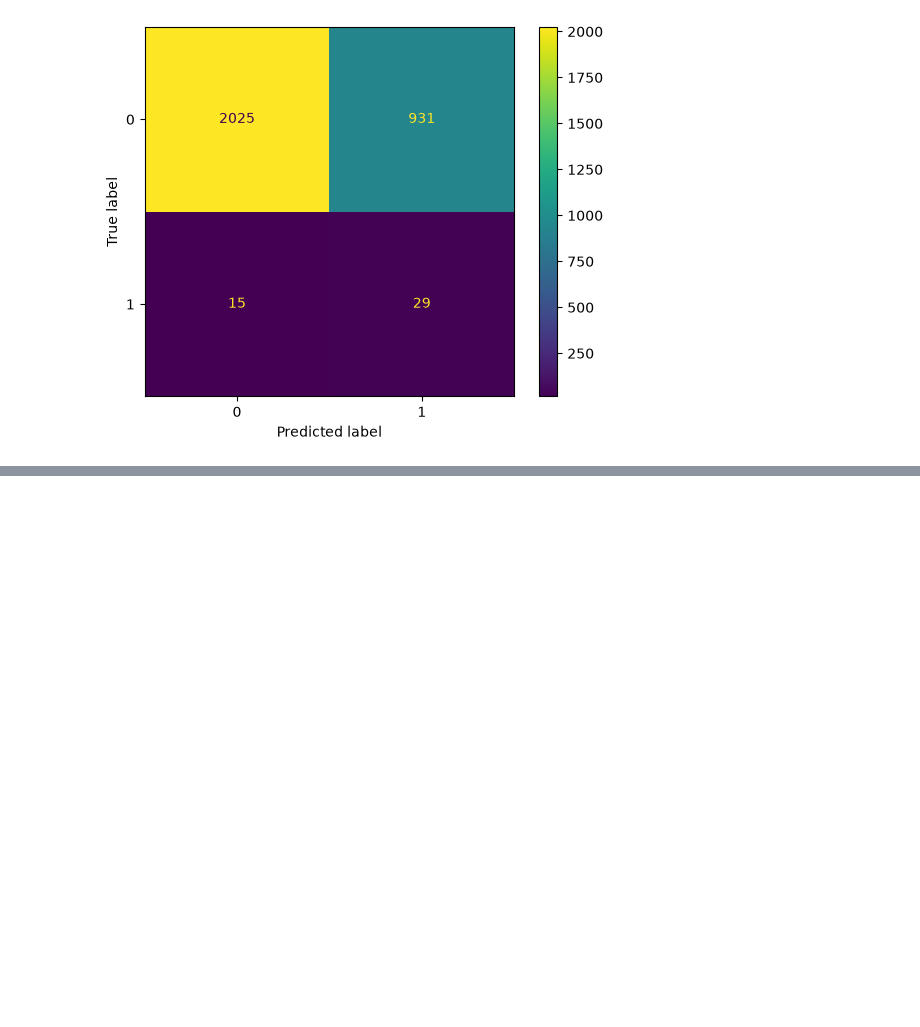
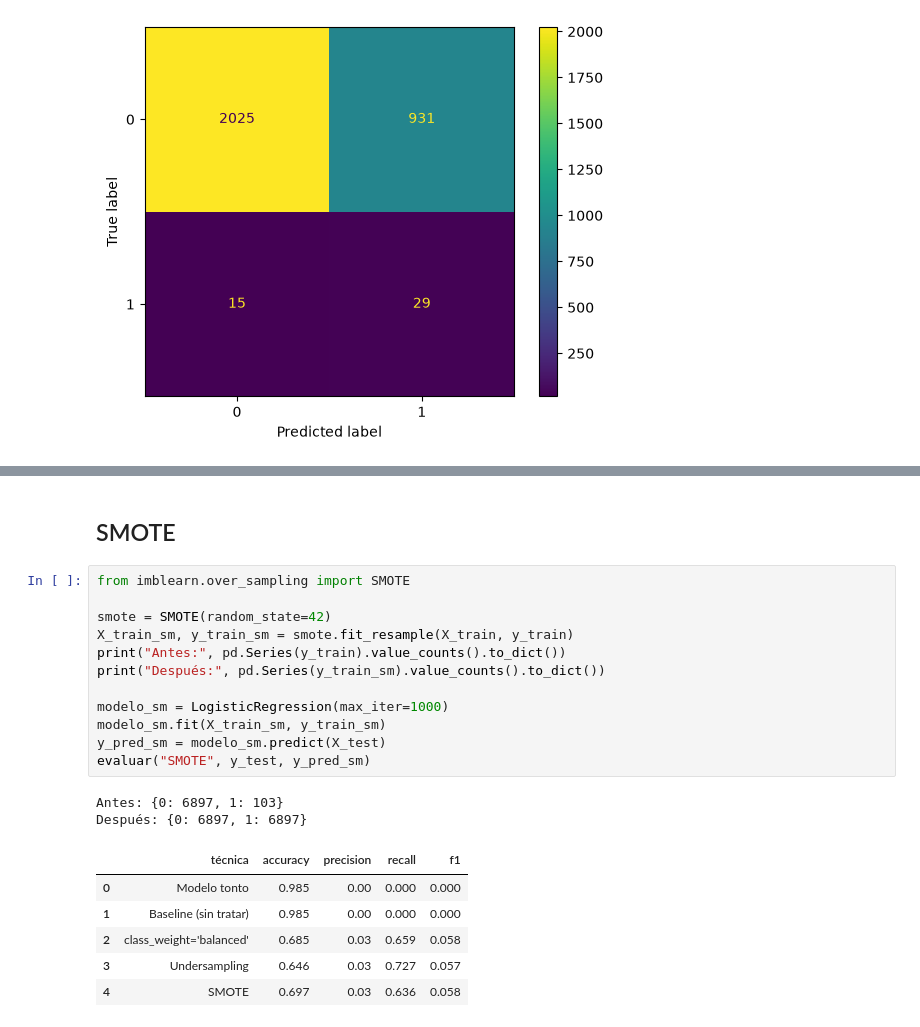
Before and after one commit to esrakesken/pildora-datos-desbalanceados, a Jupyter notebook: notebooks/01-demo.ipynb, the cells around one changed output, grey strips where cells are left out. Saved outputs shown, nothing was run; the diff lists cells and outputs as text; blank space fills up the shorter version.

Commit message:
feat: add undersampling and SMOTE techniques

```diff
--- a/notebooks/01-demo.ipynb
+++ b/notebooks/01-demo.ipynb
@@ -76,0 +99,23 @@ evaluar("class_weight='balanced'", y_test, y_pred_cw)
+# %% [markdown]
+## SMOTE
+# %%
+from imblearn.over_sampling import SMOTE
+
+smote = SMOTE(random_state=42)
+X_train_sm, y_train_sm = smote.fit_resample(X_train, y_train)
+print("Antes:", pd.Series(y_train).value_counts().to_dict())
+print("Después:", pd.Series(y_train_sm).value_counts().to_dict())
+
+modelo_sm = LogisticRegression(max_iter=1000)
+modelo_sm.fit(X_train_sm, y_train_sm)
+y_pred_sm = modelo_sm.predict(X_test)
+evaluar("SMOTE", y_test, y_pred_sm)
+# %% [output]
+Antes: {0: 6897, 1: 103}
+Después: {0: 6897, 1: 6897}
+|  | técnica | accuracy | precision | recall | f1 |
+| 0 | Modelo tonto | 0.985 | 0.00 | 0.000 | 0.000 |
+| 1 | Baseline (sin tratar) | 0.985 | 0.00 | 0.000 | 0.000 |
+| 2 | class_weight='balanced' | 0.685 | 0.03 | 0.659 | 0.058 |
+| 3 | Undersampling | 0.646 | 0.03 | 0.727 | 0.057 |
+| 4 | SMOTE | 0.697 | 0.03 | 0.636 | 0.058 |
```
Also changed, not shown: parts of 2 cells of this notebook.
